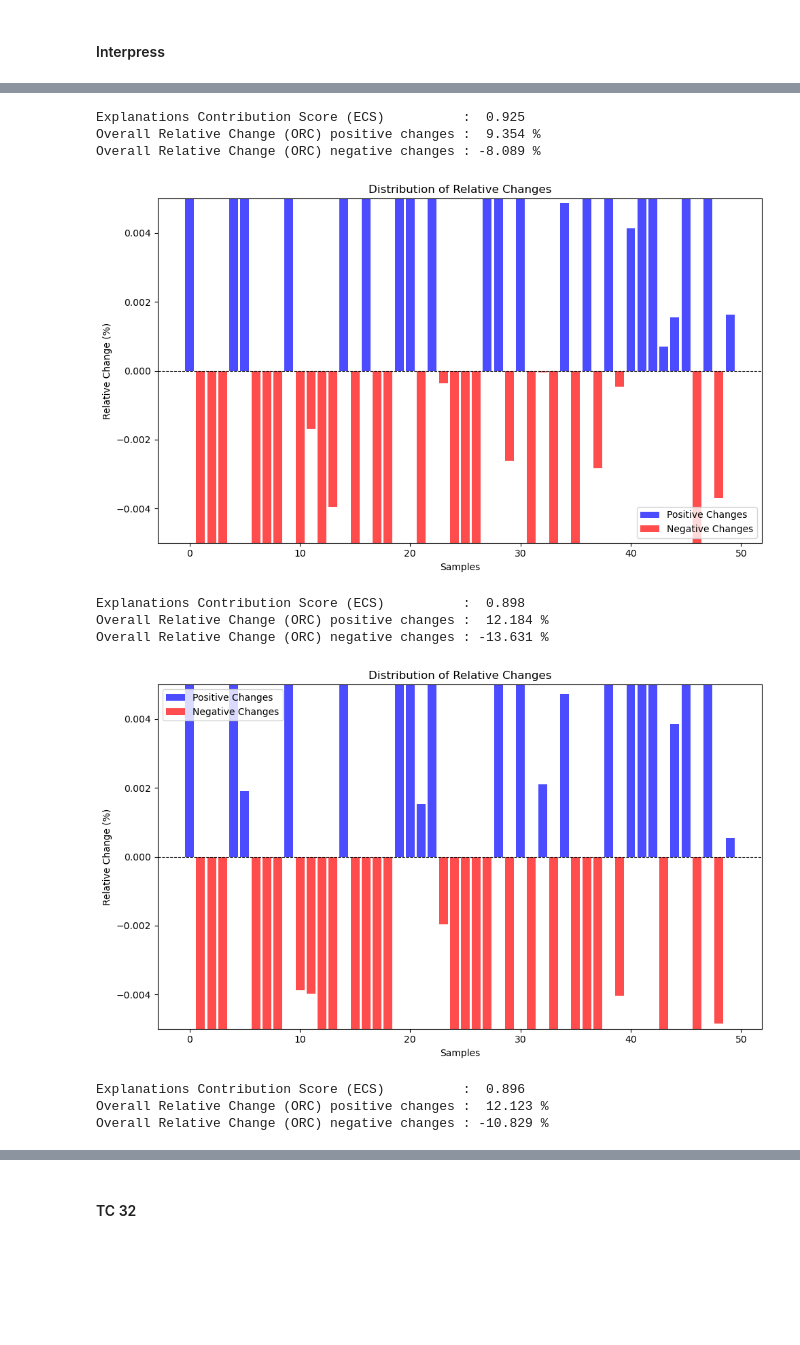
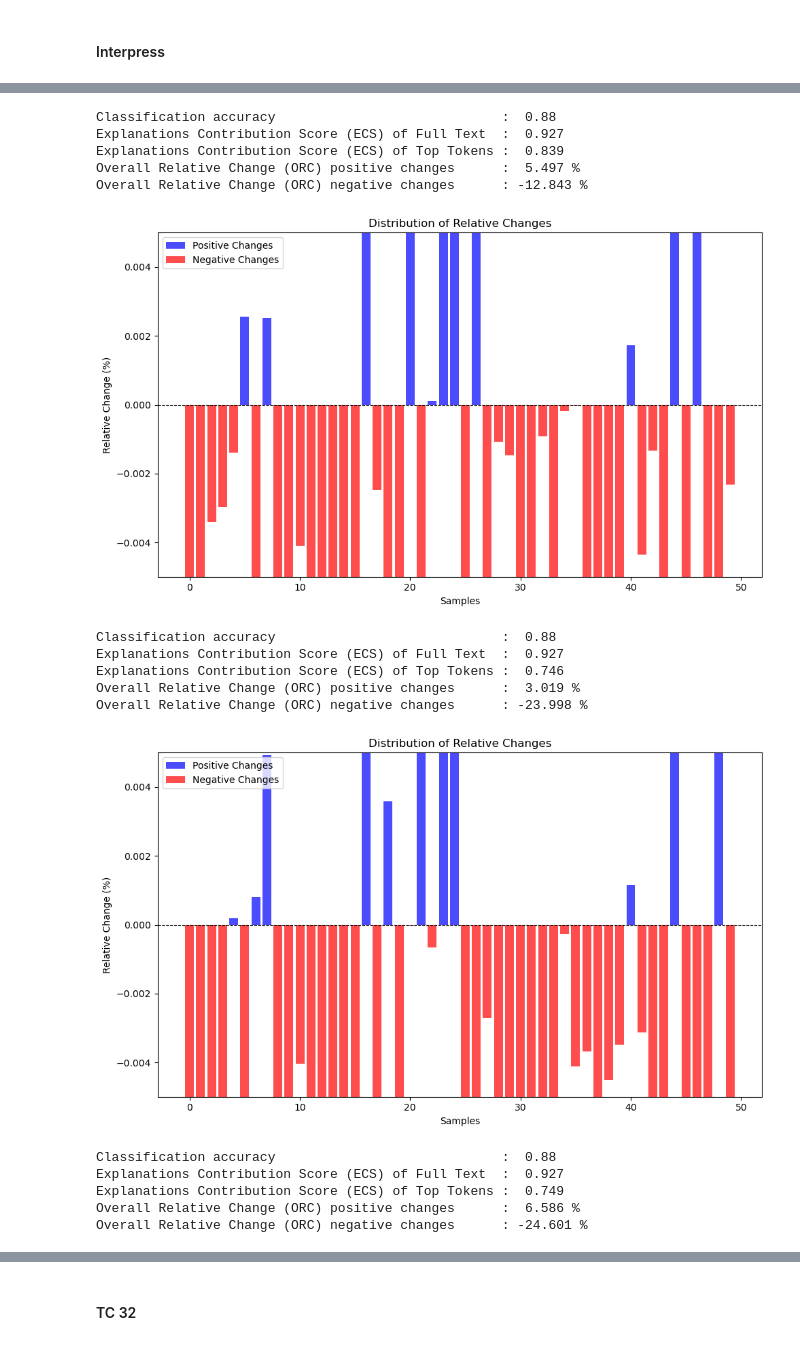
Before and after one commit to onurporsuk/Quantitative-Evaluation-of-Explainability-in-TR, a Jupyter notebook: src/Explainability_Random_with_BERT_in_Turkish_Text_Classification.ipynb, the cells around one changed output, grey strips where cells are left out. Drawn from its saved outputs; the diff is of its cells as text; code cells hidden in the pictures; blank space fills up the shorter version.

```diff
--- a/src/Explainability_Random_with_BERT_in_Turkish_Text_Classification.ipynb
+++ b/src/Explainability_Random_with_BERT_in_Turkish_Text_Classification.ipynb
@@ -222,4 +109,4 @@ with open(path_classification_results + 'tbt_full_text_preds_tc32.pkl', 'rb') as
 # %% [markdown]
 ## Random-based Explainability
 # %%
-all_exp_results = pd.DataFrame(columns=["ECS", "ORC (+)", "ORC (-)"])
+all_exp_results = pd.DataFrame(columns=["Cl Acc", "ECS FT", "ECS TT", "ORC (+)", "ORC (-)"])
@@ -288,8 +221,8 @@ for threshold in thresholds:
 # %%
-all_exp_results = pd.concat([all_exp_results, pd.DataFrame([evaluate_explanations(ttc4900_bert_results[0.5][2])],
+all_exp_results = pd.concat([all_exp_results, pd.DataFrame([evaluate_explanations(ttc4900_bert_results[0.5][1])],
                                                            columns=all_exp_results.columns)], ignore_index=True)
-all_exp_results = pd.concat([all_exp_results, pd.DataFrame([evaluate_explanations(ttc4900_bert_results[0.6][2])],
+all_exp_results = pd.concat([all_exp_results, pd.DataFrame([evaluate_explanations(ttc4900_bert_results[0.6][1])],
                                                            columns=all_exp_results.columns)], ignore_index=True)
-all_exp_results = pd.concat([all_exp_results, pd.DataFrame([evaluate_explanations(ttc4900_bert_results[0.7][2])],
+all_exp_results = pd.concat([all_exp_results, pd.DataFrame([evaluate_explanations(ttc4900_bert_results[0.7][1])],
                                                            columns=all_exp_results.columns)], ignore_index=True)
 # %% [output]
@@ -351,8 +286,8 @@ for threshold in thresholds:
 # %%
-all_exp_results = pd.concat([all_exp_results, pd.DataFrame([evaluate_explanations(tr_news_bert_results[0.5][2])],
+all_exp_results = pd.concat([all_exp_results, pd.DataFrame([evaluate_explanations(tr_news_bert_results[0.5][1])],
                                                            columns=all_exp_results.columns)], ignore_index=True)
-all_exp_results = pd.concat([all_exp_results, pd.DataFrame([evaluate_explanations(tr_news_bert_results[0.6][2])],
+all_exp_results = pd.concat([all_exp_results, pd.DataFrame([evaluate_explanations(tr_news_bert_results[0.6][1])],
                                                            columns=all_exp_results.columns)], ignore_index=True)
-all_exp_results = pd.concat([all_exp_results, pd.DataFrame([evaluate_explanations(tr_news_bert_results[0.7][2])],
+all_exp_results = pd.concat([all_exp_results, pd.DataFrame([evaluate_explanations(tr_news_bert_results[0.7][1])],
                                                            columns=all_exp_results.columns)], ignore_index=True)
 # %% [output]
@@ -376,26 +317,21 @@ interpress_bert_results = {}
 for threshold in thresholds:
 
     rand_values_interpress = apply_random(path_rand, interpress_test, bert_model_interpress, bert_tokenizer_interpress,
-                                   f"rand_values_interpress_{threshold}_bert", device, only_load=only_load)
+                                          f"rand_values_interpress_{threshold}_bert", device, only_load=only_load)
 
     top_tokens_interpress = apply_thresholding(rand_values_interpress, bert_tokenizer_interpress, threshold)
-
-    rand_values_interpress_short = apply_random(path_rand, top_tokens_interpress, bert_model_interpress, bert_tokenizer_interpress,
-                                         f"rand_values_interpress_short_{threshold}_bert", device, only_load=only_load)
 
     interpress_bert_result = compare_probs(interpress_test,
                                            bert_full_text_preds_interpress,
                                            top_tokens_interpress,
-                                           1,
+                                           None,
                                            bert_model_interpress, bert_tokenizer_interpress,
-                                           bert_pipeline_text_interpress,
-                                           pipeline_parameters,
-                                           device,
-                                           bert_id2label_interpress)
+                                           id2label=bert_id2label_interpress,
+                                           device=device)
 
-    interpress_bert_results[threshold] = (rand_values_interpress, rand_values_interpress_short, interpress_bert_result)
+    interpress_bert_results[threshold] = (rand_values_interpress, interpress_bert_result)
 
     clear_gpu_memory()
 
-    show(interpress_bert_results[threshold][2], lengthMenu=list(range(10, 200, 30)), dom="lti")
+    show(interpress_bert_results[threshold][1], lengthMenu=list(range(10, 200, 30)), dom="lti")
 # %% [output]
@@ -414,19 +350,25 @@ for threshold in thresholds:
 # %%
-all_exp_results = pd.concat([all_exp_results, pd.DataFrame([evaluate_explanations(interpress_bert_results[0.5][2])],
+all_exp_results = pd.concat([all_exp_results, pd.DataFrame([evaluate_explanations(interpress_bert_results[0.5][1])],
                                                            columns=all_exp_results.columns)], ignore_index=True)
-all_exp_results = pd.concat([all_exp_results, pd.DataFrame([evaluate_explanations(interpress_bert_results[0.6][2])],
+all_exp_results = pd.concat([all_exp_results, pd.DataFrame([evaluate_explanations(interpress_bert_results[0.6][1])],
                                                            columns=all_exp_results.columns)], ignore_index=True)
-all_exp_results = pd.concat([all_exp_results, pd.DataFrame([evaluate_explanations(interpress_bert_results[0.7][2])],
+all_exp_results = pd.concat([all_exp_results, pd.DataFrame([evaluate_explanations(interpress_bert_results[0.7][1])],
                                                            columns=all_exp_results.columns)], ignore_index=True)
 # %% [output]
-Explanations Contribution Score (ECS)          :  0.925
-Overall Relative Change (ORC) positive changes :  9.354 %
-Overall Relative Change (ORC) negative changes : -8.089 %
+Classification accuracy                             :  0.88
+Explanations Contribution Score (ECS) of Full Text  :  0.927
+Explanations Contribution Score (ECS) of Top Tokens :  0.839
+Overall Relative Change (ORC) positive changes      :  5.497 %
+Overall Relative Change (ORC) negative changes      : -12.843 %
-[figure, old version]
+[figure, new version]
-Explanations Contribution Score (ECS)          :  0.898
-Overall Relative Change (ORC) positive changes :  12.184 %
-Overall Relative Change (ORC) negative changes : -13.631 %
+Classification accuracy                             :  0.88
+Explanations Contribution Score (ECS) of Full Text  :  0.927
+Explanations Contribution Score (ECS) of Top Tokens :  0.746
+Overall Relative Change (ORC) positive changes      :  3.019 %
+Overall Relative Change (ORC) negative changes      : -23.998 %
-[figure, old version]
+[figure, new version]
-Explanations Contribution Score (ECS)          :  0.896
-Overall Relative Change (ORC) positive changes :  12.123 %
-Overall Relative Change (ORC) negative changes : -10.829 %
+Classification accuracy                             :  0.88
+Explanations Contribution Score (ECS) of Full Text  :  0.927
+Explanations Contribution Score (ECS) of Top Tokens :  0.749
+Overall Relative Change (ORC) positive changes      :  6.586 %
+Overall Relative Change (ORC) negative changes      : -24.601 %
```
Also changed, not shown: parts of 38 cells of this notebook, 13 other files.
